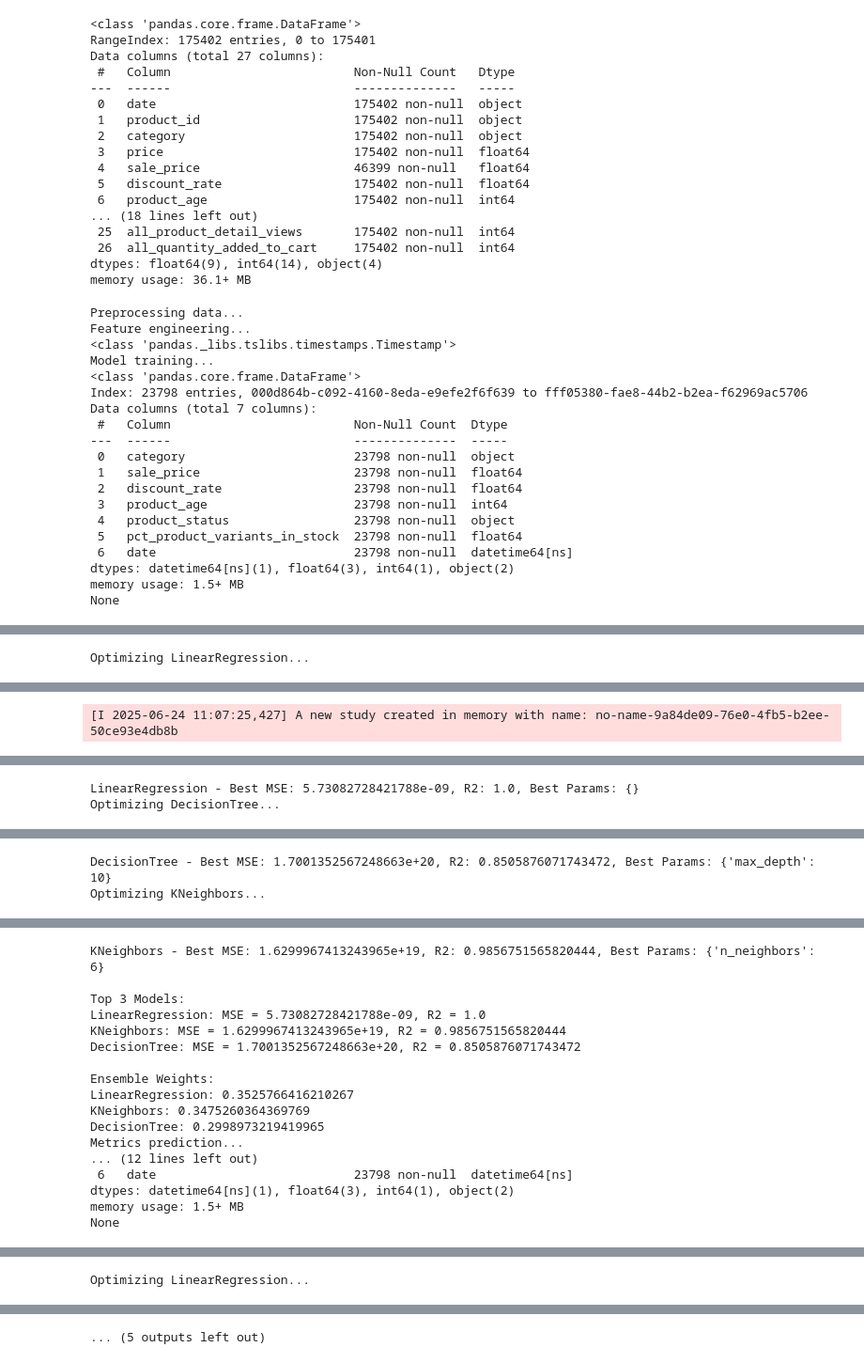
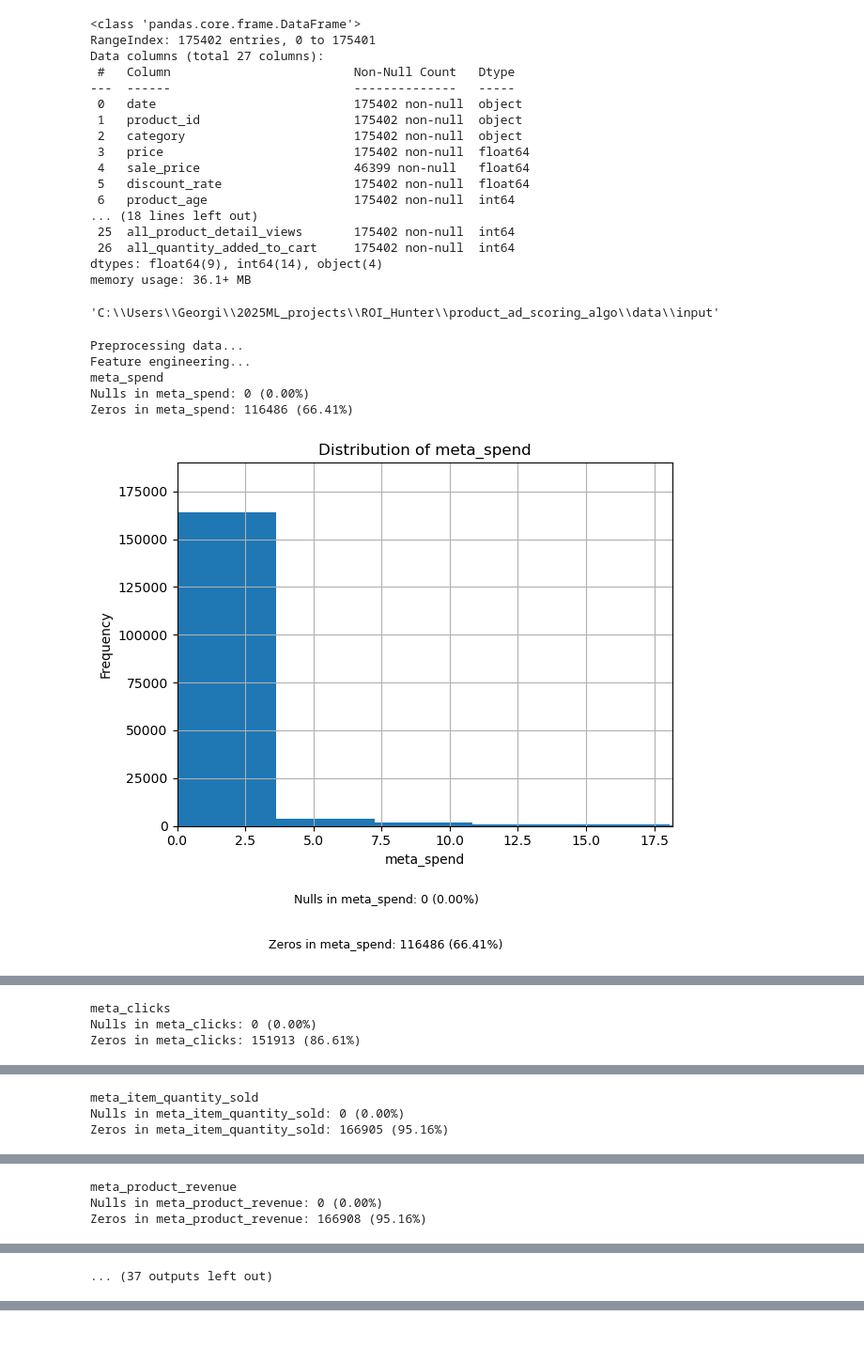
Before and after one commit to gburlakov/product_ad_scoring_algo, a Jupyter notebook: notebooks/main.ipynb, the cells around one changed output, grey strips where cells are left out. Shown: that part at 94% size. Saved outputs shown, nothing was run; the diff lists cells and outputs as text; code cells hidden in the pictures; blank space fills up the shorter version.

```diff
--- a/notebooks/main.ipynb
+++ b/notebooks/main.ipynb
@@ -36,6 +38,10 @@ Data columns (total 27 columns):
  26  all_quantity_added_to_cart     175402 non-null  int64
 dtypes: float64(9), int64(14), object(4)
 memory usage: 36.1+ MB
+# %%
+input_data_folderpath
+# %% [output]
+'C:\\Users\\Georgi\\2025ML_projects\\ROI_Hunter\\product_ad_scoring_algo\\data\\input'
 # %%
 # load_data(input_data_xlsx_filepath, input_data_csv_filepath)
 input_df = pd.read_csv(input_data_csv_filepath)
@@ -43,7 +49,7 @@ input_df.set_index('product_id', inplace=True)
 print('Preprocessing data...')
 preprocessed_df = preprocess_data(input_df, date_column)
 print('Feature engineering...')
-featured_df = engineer_features(preprocessed_df, date_column, date_prefix_list, ad_platform_list)
+featured_df = engineer_features(preprocessed_df, date_column, date_prefix_list, ad_platform_list, input_data_folderpath)
 val_first_day, val_last_day, val_last_day_str = save_val_end_points(featured_df.copy())
 
 dummy_columns = [col for col in featured_df.columns if any(col.startswith(prefix) for prefix in date_prefix_list)]
@@ -53,52 +59,39 @@ predictions_df_list = []
 for ad_platform in ad_platform_list:
     for target in target_dict[ad_platform]:
         print('Model training...')
-        orig_X_val, orig_y_val = set_train_test_val_size(featured_df, val_first_day, val_last_day, train_size, target, features,
+        orig_X_val, orig_y_val = set_train_test_val_size(featured_df, val_first_day, val_last_day, train_size, ad_platform, target, features,
                                                          date_column, date_prefix_list,
                                                          dummy_columns, encoding=False)
         X_train, X_test, X_val, y_train, y_test, y_val, encoders, scalers = set_train_test_val_size(featured_df, val_first_day,
                                                                                                     val_last_day, train_size,
-                                                                                                    target, features,
+                                                                                                    ad_platform, target, features,
                                                                                                     date_column, date_prefix_list,
                                                                                                     dummy_columns, encoding=True)
         train_model(featured_df, ad_platform, target, features, val_last_day_str,
                     trained_models_folderpath, X_train, X_test, y_train, y_test, X_val, y_val, encoders, scalers, model_dict,
                     n_trials_optuna)
         print('Metrics prediction...')
         prediction_df = predict_metric(trained_models_folderpath, val_last_day_str, X_val, y_val, orig_X_val, target, ad_platform, model_dict)
         predictions_df_list.append(prediction_df)
 
 all_predictions_df = pd.concat(predictions_df_list)
 all_predictions_df.to_csv(all_predictions_csv_filepath, index=True)
 
 print('Model Validation...')
 metrics_df = compute_metrics_by_category(all_predictions_df, all_validation_metrics_filepath)
 
 print('Product Scoring...')
 all_ranked_products_df = rank_products(all_predictions_df, metrics_df, all_ranked_products_filepath)
 
 print('AB testing...')
 all_actual_products_selected_df, all_pred_products_selected_df, all_ab_test_results_df = ab_test_selection(all_ranked_products_df, all_predictions_df,\
                                                                                                            all_actual_products_selected_filepath, \
                                                                                                            all_pred_products_selected_filepath, \
                                                                                                            all_ab_test_results_filepath)
 # %% [output]
 Preprocessing data...
 Feature engineering...
-<class 'pandas._libs.tslibs.timestamps.Timestamp'>
-Model training...
-<class 'pandas.core.frame.DataFrame'>
-Index: 23798 entries, 000d864b-c092-4160-8eda-e9efe2f6f639 to fff05380-fae8-44b2-b2ea-f62969ac5706
-Data columns (total 7 columns):
- #   Column                         Non-Null Count  Dtype
----  ------                         --------------  -----
- 0   category                       23798 non-null  object
- 1   sale_price                     23798 non-null  float64
- 2   discount_rate                  23798 non-null  float64
- 3   product_age                    23798 non-null  int64
- 4   product_status                 23798 non-null  object
- 5   pct_product_variants_in_stock  23798 non-null  float64
- 6   date                           23798 non-null  datetime64[ns]
-dtypes: datetime64[ns](1), float64(3), int64(1), object(2)
-memory usage: 1.5+ MB
-None
+meta_spend
+Nulls in meta_spend: 0 (0.00%)
+Zeros in meta_spend: 116486 (66.41%)
+[figure, added]
@@ -107 +102,3 @@ None
-Optimizing LinearRegression...
+meta_clicks
+Nulls in meta_clicks: 0 (0.00%)
+Zeros in meta_clicks: 151913 (86.61%)
@@ -108 +106,3 @@ Optimizing LinearRegression...
-[I 2025-06-24 11:07:25,427] A new study created in memory with name: no-name-9a84de09-76e0-4fb5-b2ee-50ce93e4db8b
+meta_item_quantity_sold
+Nulls in meta_item_quantity_sold: 0 (0.00%)
+Zeros in meta_item_quantity_sold: 166905 (95.16%)
@@ -109,2 +110,3 @@ Optimizing LinearRegression...
-LinearRegression - Best MSE: 5.73082728421788e-09, R2: 1.0, Best Params: {}
-Optimizing DecisionTree...
+meta_product_revenue
+Nulls in meta_product_revenue: 0 (0.00%)
+Zeros in meta_product_revenue: 166908 (95.16%)
@@ -113,2 +132 @@ Optimizing DecisionTree...
-DecisionTree - Best MSE: 1.7001352567248663e+20, R2: 0.8505876071743472, Best Params: {'max_depth': 10}
-Optimizing KNeighbors...
+... (37 outputs left out)
@@ -116,17 +132,0 @@ Optimizing KNeighbors...
-KNeighbors - Best MSE: 1.6299967413243965e+19, R2: 0.9856751565820444, Best Params: {'n_neighbors': 6}
-
-Top 3 Models:
-LinearRegression: MSE = 5.73082728421788e-09, R2 = 1.0
-KNeighbors: MSE = 1.6299967413243965e+19, R2 = 0.9856751565820444
-DecisionTree: MSE = 1.7001352567248663e+20, R2 = 0.8505876071743472
-
-Ensemble Weights:
-LinearRegression: 0.3525766416210267
-KNeighbors: 0.3475260364369769
-DecisionTree: 0.2998973219419965
-Metrics prediction...
-... (12 lines left out)
- 6   date                           23798 non-null  datetime64[ns]
-dtypes: datetime64[ns](1), float64(3), int64(1), object(2)
-memory usage: 1.5+ MB
-None
@@ -135 +132,0 @@ None
-Optimizing LinearRegression...
@@ -137,2 +133 @@ Optimizing LinearRegression...
-... (5 outputs left out)
 # %%
```
Also changed, not shown: parts of 4 cells of this notebook, 24 other files.
